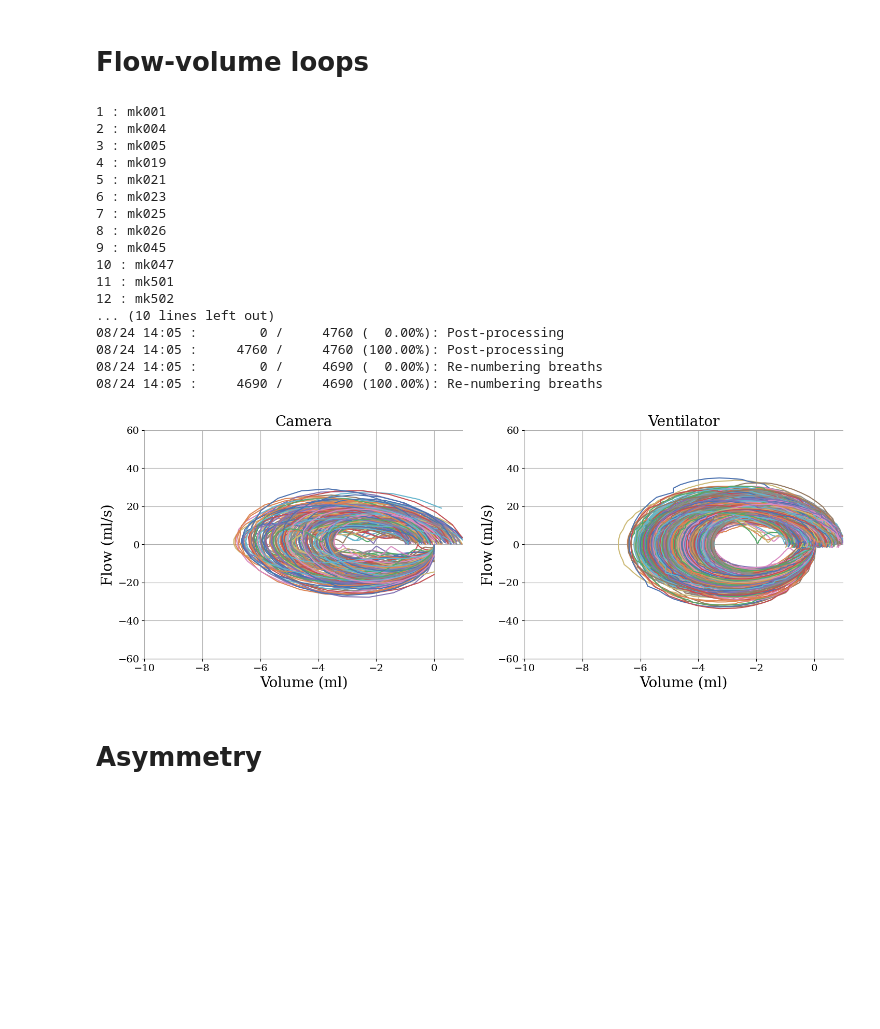
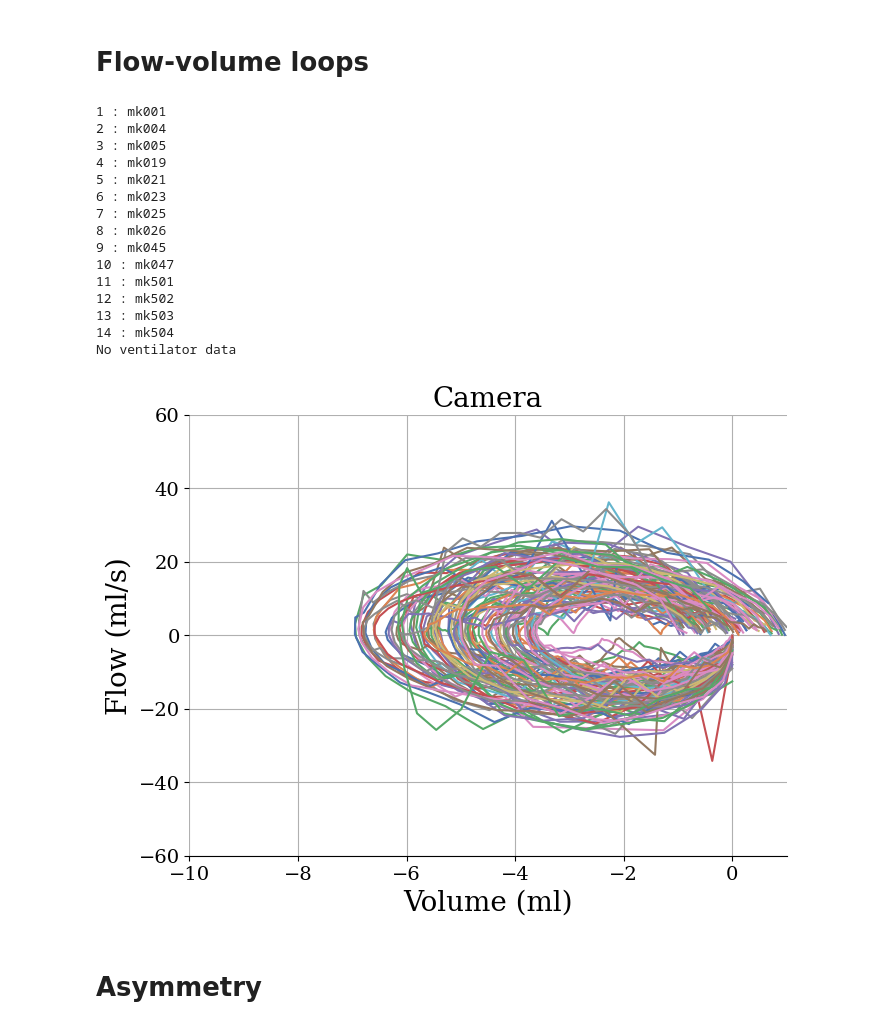
Before and after one commit to Sr933/Meerkat-Vital-Sign-Analysis-Pipeline, a Jupyter notebook: main.ipynb, the cells around one changed output. Drawn from its saved outputs; the diff is of its cells as text; code cells hidden in the pictures; blank space fills up the shorter version.

```diff
--- a/main.ipynb
+++ b/main.ipynb
@@ -127,43 +118,41 @@ CP 20%: 0.3951612903225806
 # Flow-volume loops
 # %%
 if __name__ == "__main__":#Required for ventiliser package
-    fv = FlowVolumeLoopsPipeline.CalculateFlowVolumeLoop(data_analysis_folder=database_path, plot_single_loops_flag=False)
+    fv = FlowVolumeLoopPipeline(data_analysis_folder=database_path, plot_single_loops_flag=False)
     intermediate_file, has_ventilator = fv.run_part1()
 
     # use ventiliser to calculate beginning and end of breaths using bandpass filtered data
     if has_ventilator:
         pipeline = GeneralPipeline()
         pipeline.configure()  # For information on parameters you can configure see docs
         pipeline.load_data(
             intermediate_file, [0, 1, 2]
         )  # [0,1,2] refers to the columns in your data file corresponding to time, pressure, flow
 
         pipeline.process()  # You can suppress log and output files by setting them false. See docs for more information
 
     fv.run_part2()  # intermediate_file, intermediate_folder, subject_file)
 
 #5 is example
 #3 as well
 #13 for publication plot
 # %% [output]
 1 : mk001
 2 : mk004
 3 : mk005
 4 : mk019
 5 : mk021
 6 : mk023
 7 : mk025
 8 : mk026
 9 : mk045
 10 : mk047
 11 : mk501
 12 : mk502
-... (10 lines left out)
-08/24 14:05 :        0 /     4760 (  0.00%): Post-processing
-08/24 14:05 :     4760 /     4760 (100.00%): Post-processing
-08/24 14:05 :        0 /     4690 (  0.00%): Re-numbering breaths
-08/24 14:05 :     4690 /     4690 (100.00%): Re-numbering breaths
+13 : mk503
+14 : mk504
+No ventilator data
-[figure, old version]
+[figure, new version]
 # %% [markdown]
 # Asymmetry
 # %%
```
Also changed, not shown: parts of 12 cells of this notebook, 1 other file.
